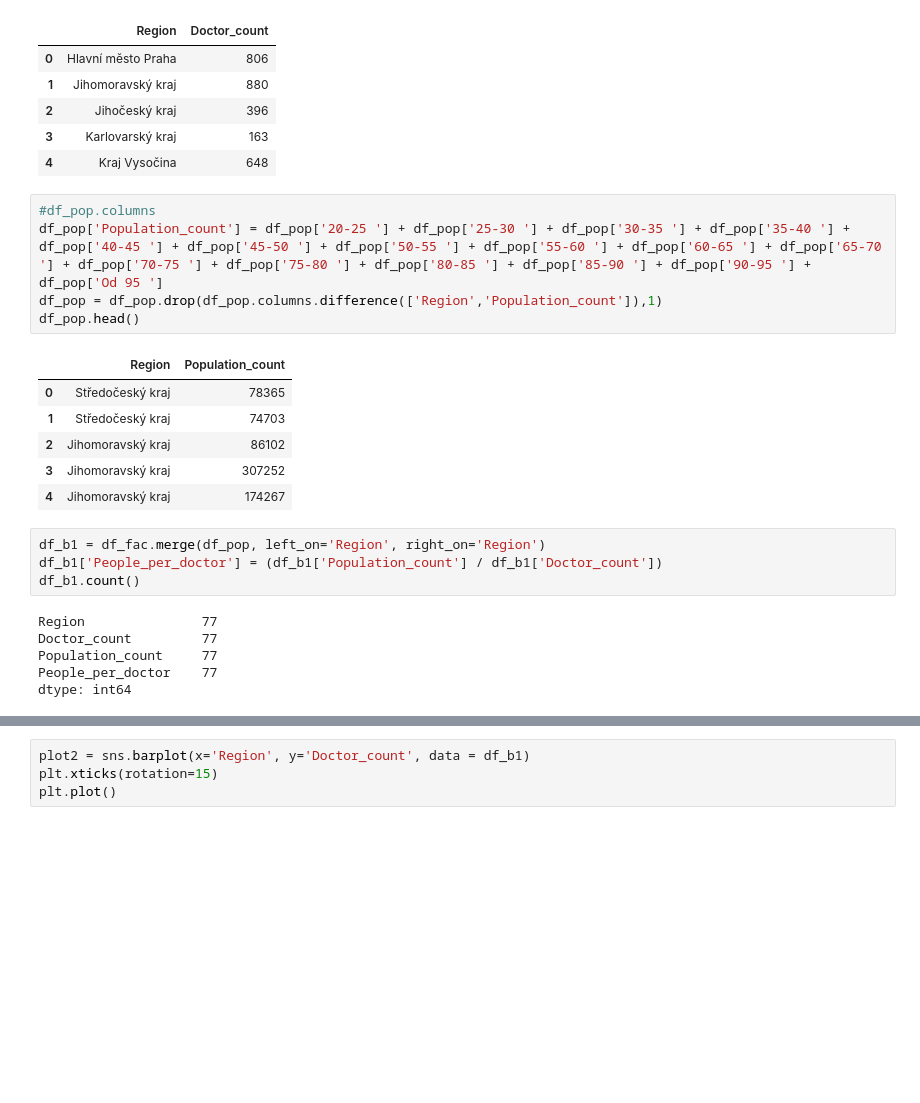
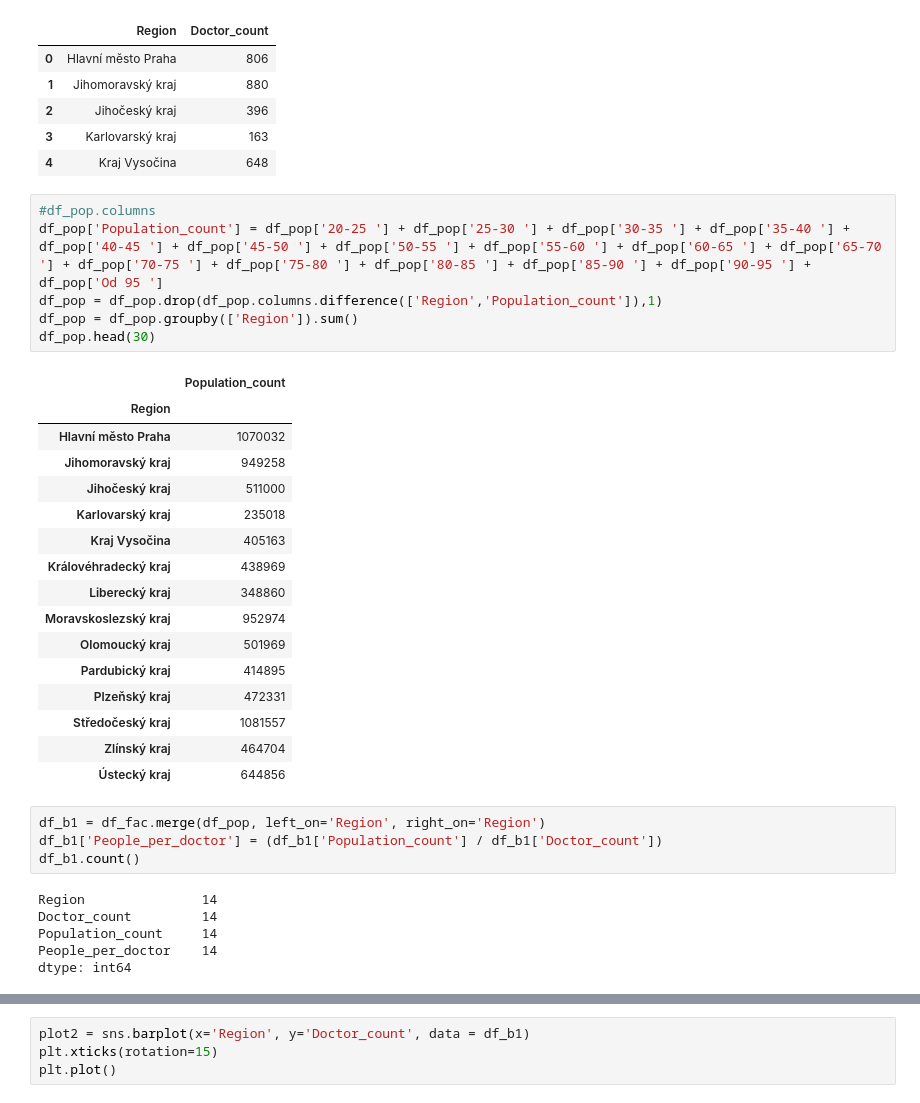
Before and after one commit to adaryb123/UPAproject, a Jupyter notebook: Part_2.ipynb, the cells around one changed output, grey strips where cells are left out. Drawn from its saved outputs; the diff is of its cells as text; blank space fills up the shorter version.

```diff
--- a/Part_2.ipynb
+++ b/Part_2.ipynb
@@ -409,22 +464,33 @@ df_fac.head()
 # %%
 #df_pop.columns
 df_pop['Population_count'] = df_pop['20-25 '] + df_pop['25-30 '] + df_pop['30-35 '] + df_pop['35-40 '] + df_pop['40-45 '] + df_pop['45-50 '] + df_pop['50-55 '] + df_pop['55-60 '] + df_pop['60-65 '] + df_pop['65-70 '] + df_pop['70-75 '] + df_pop['75-80 '] + df_pop['80-85 '] + df_pop['85-90 '] + df_pop['90-95 '] + df_pop['Od 95 ']
 df_pop = df_pop.drop(df_pop.columns.difference(['Region','Population_count']),1)
-df_pop.head()
+df_pop = df_pop.groupby(['Region']).sum()
+df_pop.head(30)
 # %% [output]
-|  | Region | Population_count |
-| 0 | Středočeský kraj | 78365 |
-| 1 | Středočeský kraj | 74703 |
-| 2 | Jihomoravský kraj | 86102 |
-| 3 | Jihomoravský kraj | 307252 |
-| 4 | Jihomoravský kraj | 174267 |
+|  | Population_count |
+| Region |  |
+| Hlavní město Praha | 1070032 |
+| Jihomoravský kraj | 949258 |
+| Jihočeský kraj | 511000 |
+| Karlovarský kraj | 235018 |
+| Kraj Vysočina | 405163 |
+| Královéhradecký kraj | 438969 |
+| Liberecký kraj | 348860 |
+| Moravskoslezský kraj | 952974 |
+| Olomoucký kraj | 501969 |
+| Pardubický kraj | 414895 |
+| Plzeňský kraj | 472331 |
+| Středočeský kraj | 1081557 |
+| Zlínský kraj | 464704 |
+| Ústecký kraj | 644856 |
 # %%
 df_b1 = df_fac.merge(df_pop, left_on='Region', right_on='Region')
 df_b1['People_per_doctor'] = (df_b1['Population_count'] / df_b1['Doctor_count'])
 df_b1.count()
 # %% [output]
-Region               77
-Doctor_count         77
-Population_count     77
-People_per_doctor    77
+Region               14
+Doctor_count         14
+Population_count     14
+People_per_doctor    14
 dtype: int64
```
Also changed, not shown: parts of 32 cells of this notebook, 1 other file.
